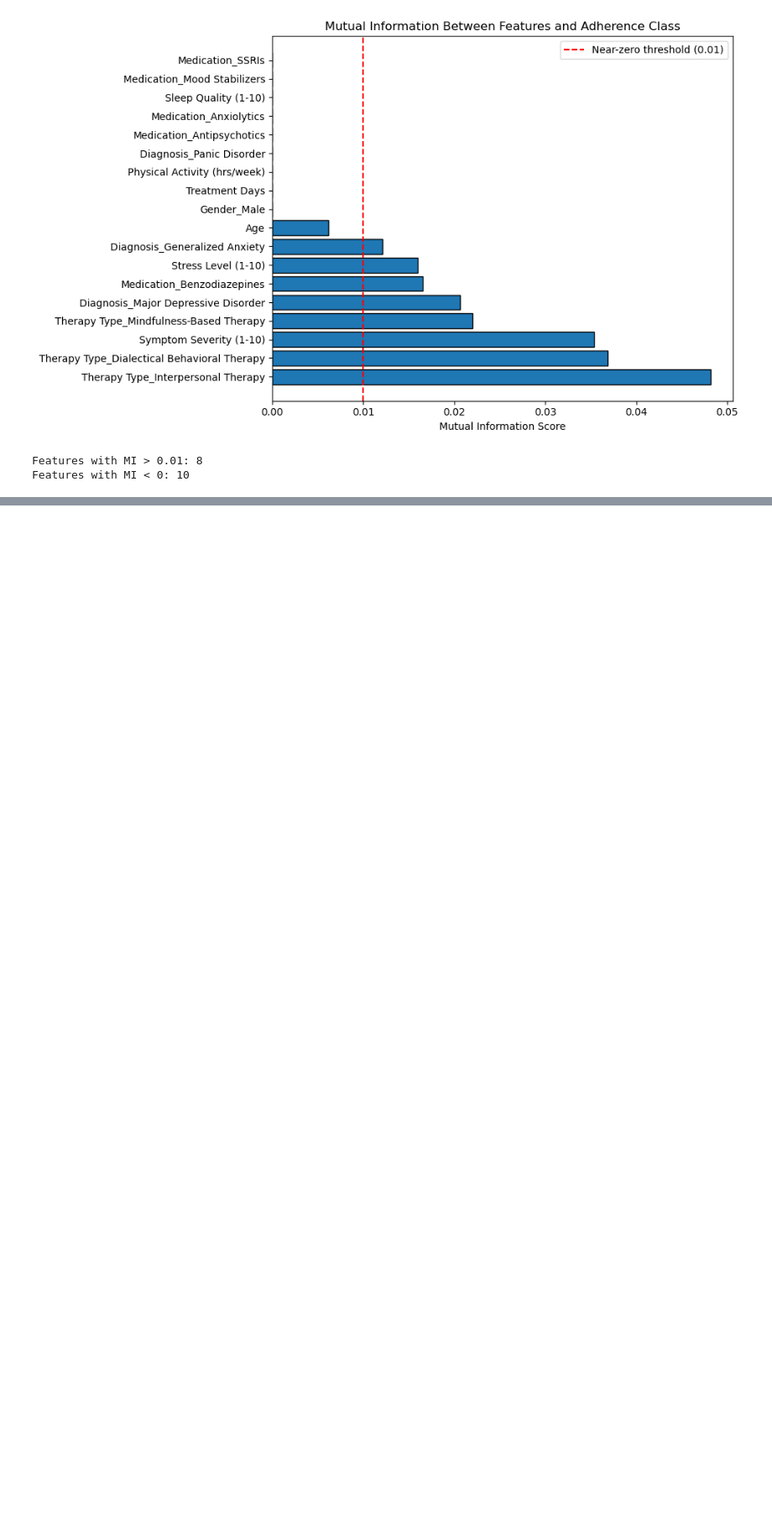
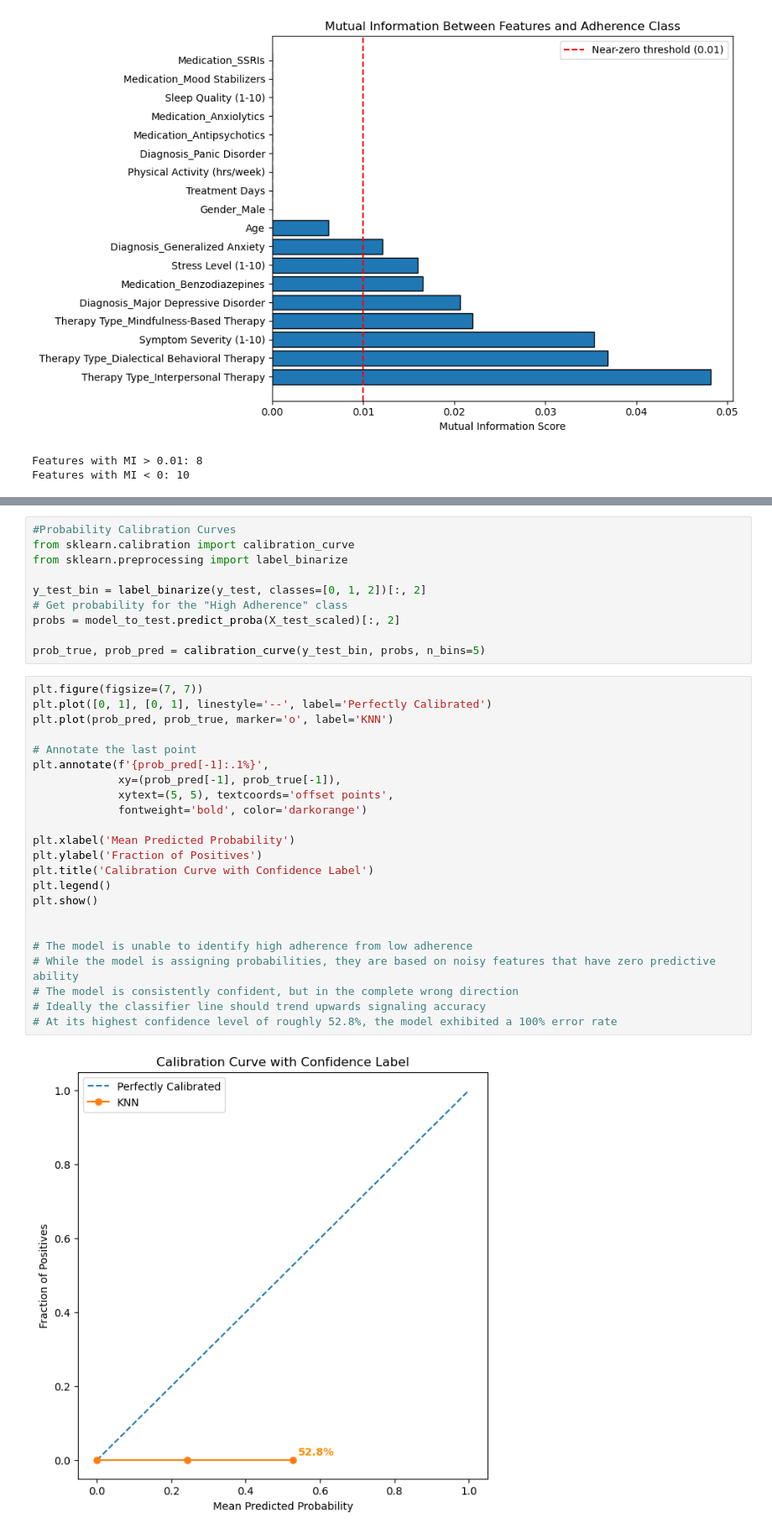
Before and after one commit to shaelyn-l/ICS_435_Final_Project, a Jupyter notebook: ICS_435_Final_Project.ipynb, the cells around one changed output, grey strips where cells are left out. Shown at 84% size. Drawn from its saved outputs; the diff is of its cells as text; blank space fills up the shorter version.

```diff
--- a/ICS_435_Final_Project.ipynb
+++ b/ICS_435_Final_Project.ipynb
@@ -1041,0 +1176,35 @@ Features with MI < 0: 10
+# %%
+#Probability Calibration Curves
+from sklearn.calibration import calibration_curve
+from sklearn.preprocessing import label_binarize
+
+y_test_bin = label_binarize(y_test, classes=[0, 1, 2])[:, 2]
+# Get probability for the "High Adherence" class
+probs = model_to_test.predict_proba(X_test_scaled)[:, 2]
+
+prob_true, prob_pred = calibration_curve(y_test_bin, probs, n_bins=5)
+# %%
+plt.figure(figsize=(7, 7))
+plt.plot([0, 1], [0, 1], linestyle='--', label='Perfectly Calibrated')
+plt.plot(prob_pred, prob_true, marker='o', label='KNN')
+
+# Annotate the last point
+plt.annotate(f'{prob_pred[-1]:.1%}',
+             xy=(prob_pred[-1], prob_true[-1]),
+             xytext=(5, 5), textcoords='offset points',
+             fontweight='bold', color='darkorange')
+
+plt.xlabel('Mean Predicted Probability')
+plt.ylabel('Fraction of Positives')
+plt.title('Calibration Curve with Confidence Label')
+plt.legend()
+plt.show()
+
+
+# The model is unable to identify high adherence from low adherence
+# While the model is assigning probabilities, they are based on noisy features that have zero predictive ability
+# The model is consistently confident, but in the complete wrong direction
+# Ideally the classifier line should trend upwards signaling accuracy
+# At its highest confidence level of roughly 52.8%, the model exhibited a 100% error rate
+# %% [output]
+[figure, added]
```
Also changed, not shown: parts of 3 cells of this notebook.
